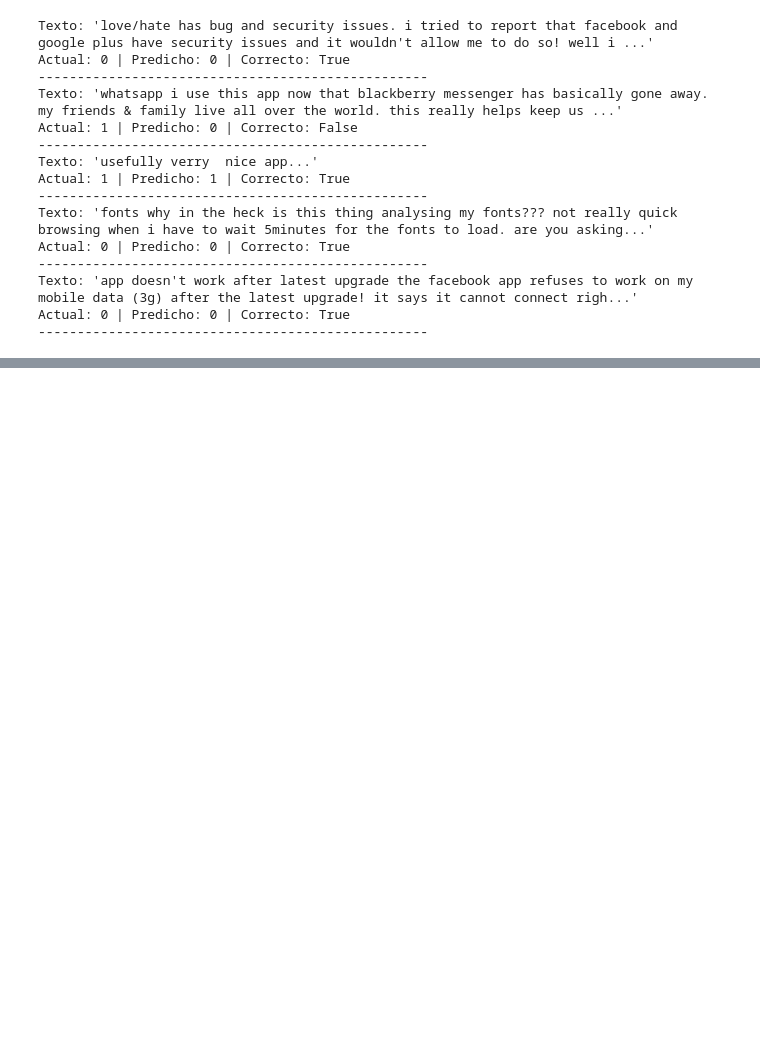
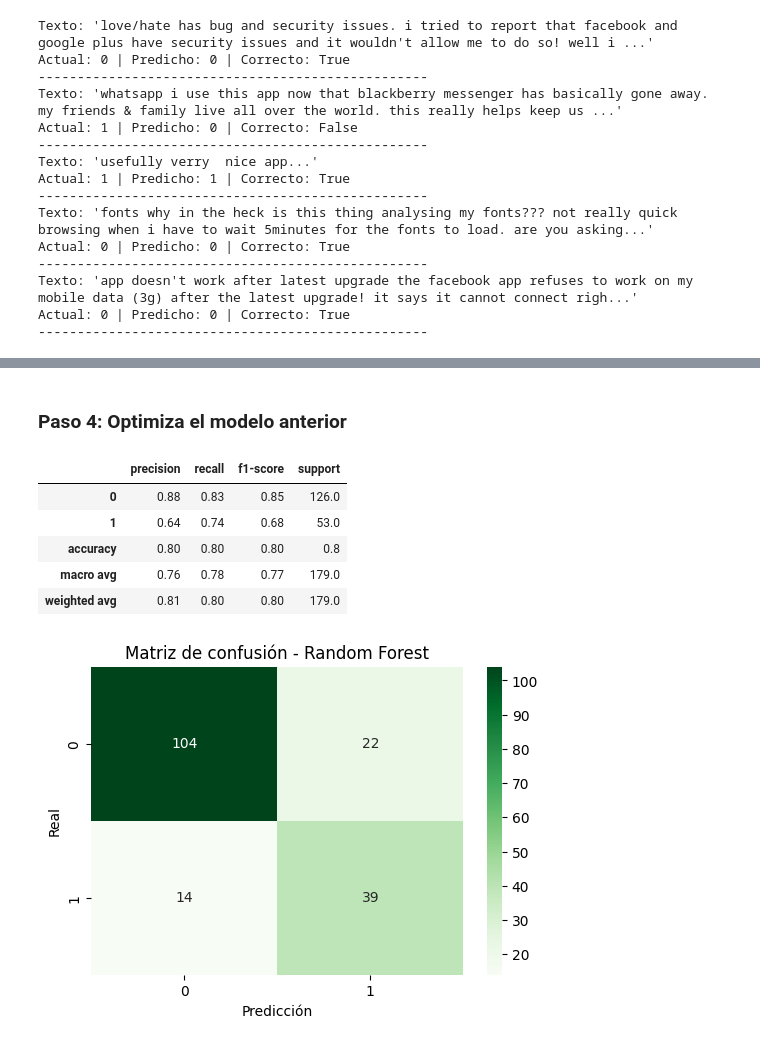
Before and after one commit to 4GeeksAcademy/iddalycastro-eda, a Jupyter notebook: src/07-naive-bayes.ipynb, the cells around one changed output, grey strips where cells are left out. Saved outputs shown, nothing was run; the diff lists cells and outputs as text; code cells hidden in the pictures; blank space fills up the shorter version.

```diff
--- a/src/07-naive-bayes.ipynb
+++ b/src/07-naive-bayes.ipynb
@@ -250,0 +264,41 @@ Actual: 0 | Predicho: 0 | Correcto: True
+# %% [markdown]
+### Paso 4: Optimiza el modelo anterior
+# %%
+from sklearn.ensemble import RandomForestClassifier
+from sklearn.metrics import classification_report, confusion_matrix
+from IPython.display import display
+
+# Entrenamiento
+rf_model = RandomForestClassifier(n_estimators=100, random_state=42)
+rf_model.fit(X_train_vec, y_train)
+
+# Predicciones
+y_test_pred_rf = rf_model.predict(X_test_vec)
+
+# Generar el reporte como diccionario
+reporte_dict = classification_report(y_test, y_test_pred_rf, output_dict=True)
+
+# Convertir a DataFrame y redondear
+reporte_df = pd.DataFrame(reporte_dict).transpose().round(2)
+
+# Mostrar tabla
+display(reporte_df)
+
+# Matriz de confusión
+cm_rf = confusion_matrix(y_test, y_test_pred_rf)
+plt.figure(figsize=(6, 4))
+sns.heatmap(cm_rf, annot=True, fmt='d', cmap='Greens',
+            xticklabels=rf_model.classes_,
+            yticklabels=rf_model.classes_)
+plt.title('Matriz de confusión - Random Forest')
+plt.xlabel('Predicción')
+plt.ylabel('Real')
+plt.show()
+# %% [output]
+|  | precision | recall | f1-score | support |
+| 0 | 0.88 | 0.83 | 0.85 | 126.0 |
+| 1 | 0.64 | 0.74 | 0.68 | 53.0 |
+| accuracy | 0.80 | 0.80 | 0.80 | 0.8 |
+| macro avg | 0.76 | 0.78 | 0.77 | 179.0 |
+| weighted avg | 0.81 | 0.80 | 0.80 | 179.0 |
+[figure, added]
```
Also changed, not shown: parts of 1 cell of this notebook.
